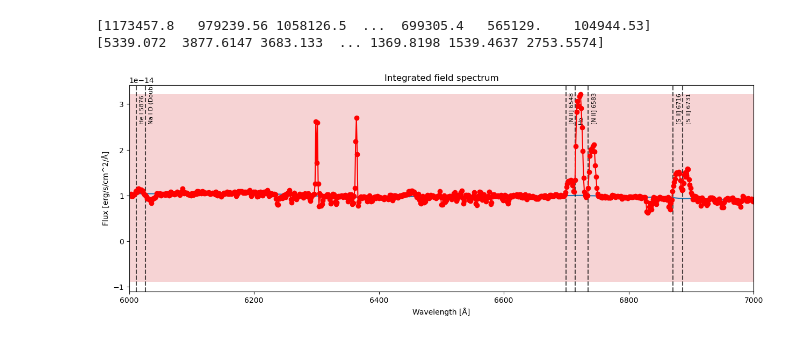
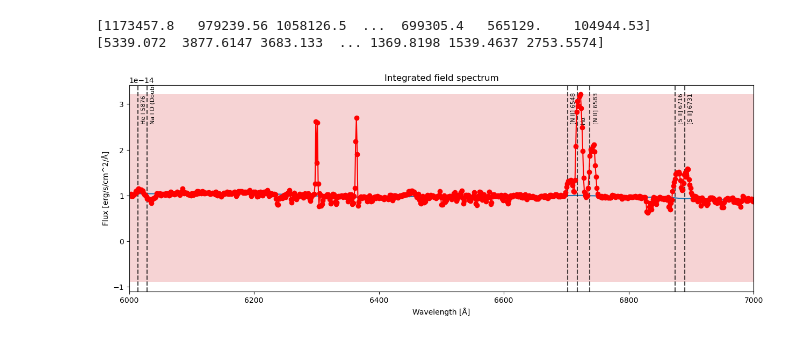
Before and after one commit to robertoinfurna/GALAXIES, a Jupyter notebook: RPS/NGC 4848.ipynb, the cells around one changed output. Saved outputs shown, nothing was run; the diff lists cells and outputs as text; code cells hidden in the pictures.

```diff
--- a/RPS/NGC 4848.ipynb
+++ b/RPS/NGC 4848.ipynb
@@ -141,7 +154,7 @@ max = np.max(summed_spectra*cube_units)
 for name, (wmin, wmax) in filters.items():
     plt.fill_betweenx([min, max], wmin, wmax, alpha=0.2, label=f"{name} filter")
 
-z_Coma = 0.0231
+z =  0.023513
 
 # Define important emission/absorption lines in galaxies
 # Define important emission/absorption lines in galaxies
@@ -164,35 +177,35 @@ spectral_lines = {
     "[Ar III] 7136": 7136,
     "[Fe II] 5159": 5159,
 
     # Calcium Lines
     "[Ca II] 8498": 8498,
     "[Ca II] 8542": 8542,
     "[Ca II] 8662": 8662,
     "Ca H": 3968,
     "Ca K": 3934,
 
     # Magnesium and Sodium Lines
     "Mg I 5175": 5175,
     "Na I D (Doublet)": 5890,  # Doublet at 5890 and 5896 Å
 }
 # Apply redshift correction to each spectral line
-redshifted_lines = {name: wavelength * (1 + z_Coma) for name, wavelength in spectral_lines.items()}
+redshifted_lines = {name: wavelength * (1 + z) for name, wavelength in spectral_lines.items()}
 
 # Add vertical dashed lines for spectral features
 for name, wavelength in redshifted_lines.items():
     plt.axvline(wavelength, color="black", linestyle="dashed", alpha=0.7)
     plt.text(wavelength + 5, max * 0.8, name,
              rotation=90, verticalalignment="bottom", fontsize=8, zorder=1, clip_on=True)
 
 #plt.xlim(4750.15,7500)
 #plt.xlim(6850,6900)
 plt.xlim(6000,7000)
 
 
 
 plt.show()
 # %% [output]
-[figure, old version]
+[figure, new version]
 # %%
 crval3 = header_1['CRVAL3']
 dw = header_1['CD3_3']
```
Also changed, not shown: parts of 29 cells of this notebook.
